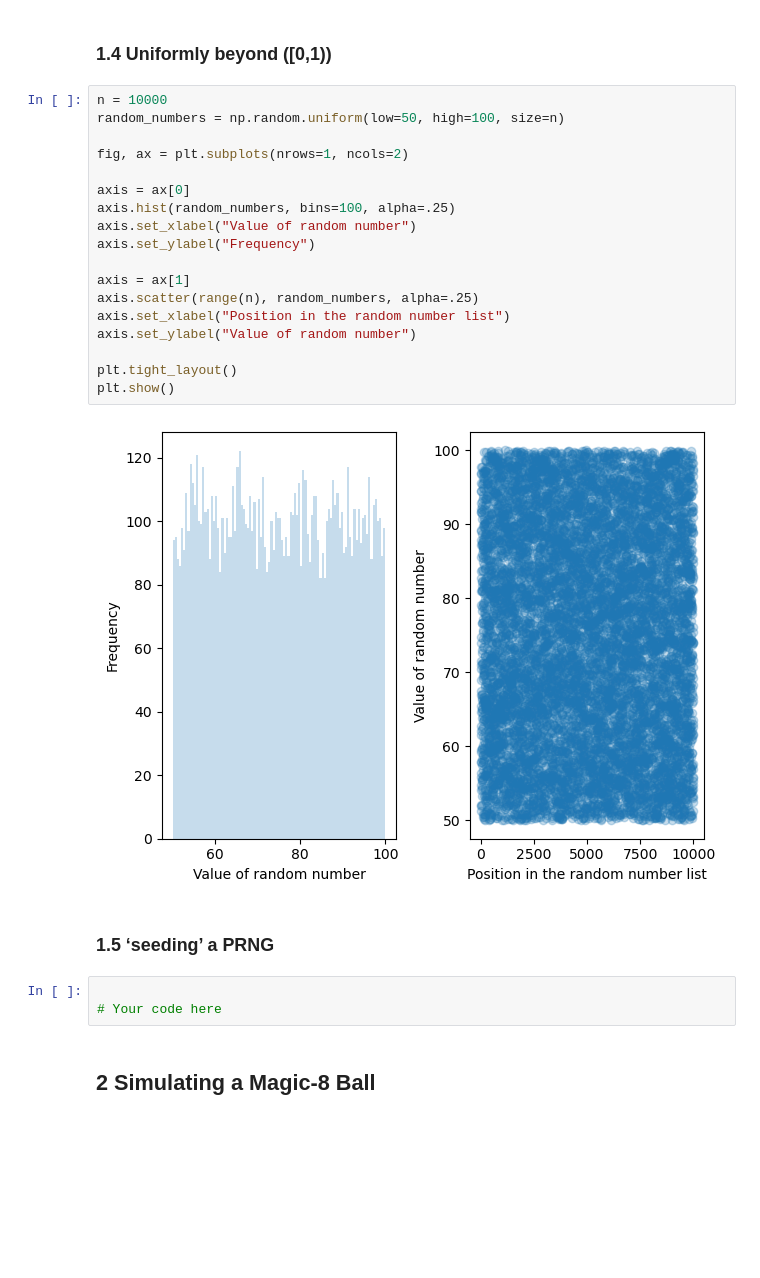
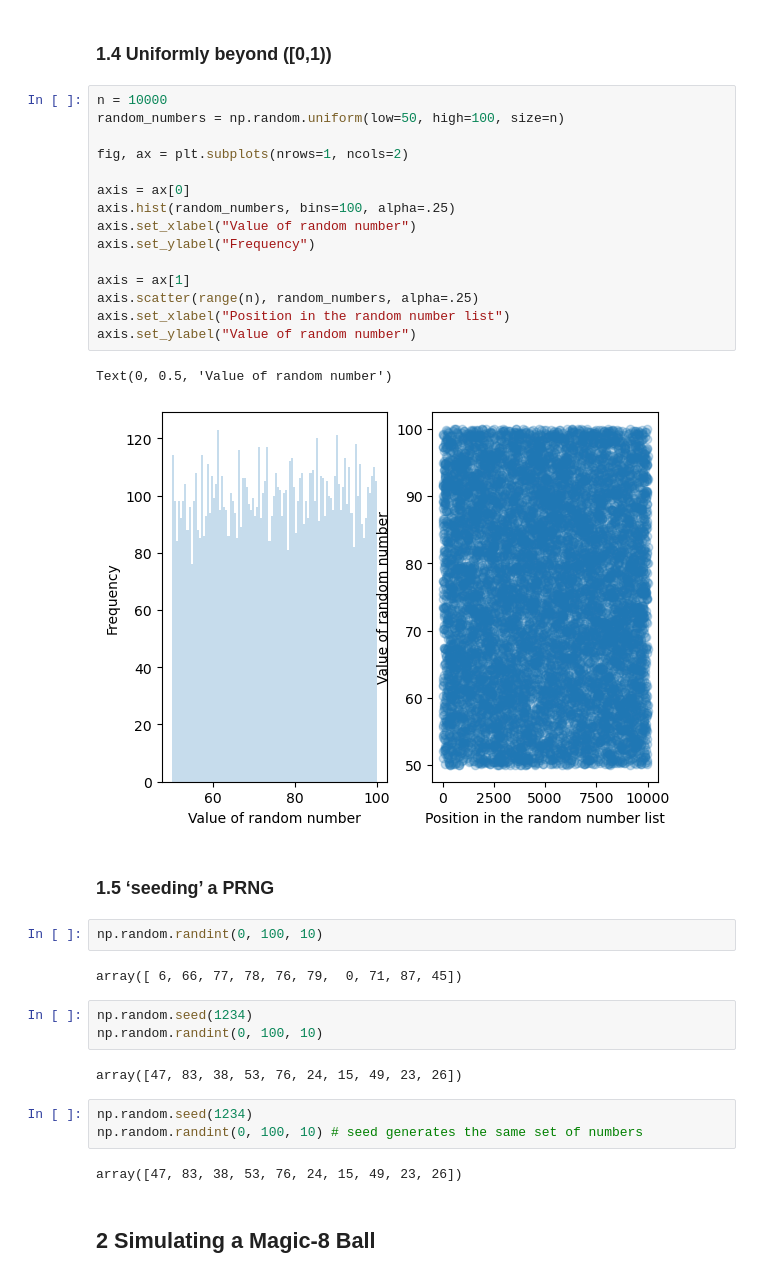
Before and after one commit to SPS-SP2273/learning-portfolio-enxinnn, a Jupyter notebook: random numbers/random_numbers_(need).ipynb, the cells around one changed output. Saved outputs shown, nothing was run; the diff lists cells and outputs as text; blank space fills up the shorter version.

```diff
--- a/random numbers/random_numbers_(need).ipynb
+++ b/random numbers/random_numbers_(need).ipynb
@@ -53,27 +53,36 @@ Text(0, 0.5, 'Value of random number')
 # %%
 n = 10000
 random_numbers = np.random.uniform(low=50, high=100, size=n)
 
 fig, ax = plt.subplots(nrows=1, ncols=2)
 
 axis = ax[0]
 axis.hist(random_numbers, bins=100, alpha=.25)
 axis.set_xlabel("Value of random number")
 axis.set_ylabel("Frequency")
 
 axis = ax[1]
 axis.scatter(range(n), random_numbers, alpha=.25)
 axis.set_xlabel("Position in the random number list")
 axis.set_ylabel("Value of random number")
-
-plt.tight_layout()
-plt.show()
 # %% [output]
+Text(0, 0.5, 'Value of random number')
-[figure, old version]
+[figure, new version]
 # %% [markdown]
 ### 1.5 ‘seeding’ a PRNG
 # %%
-
-# Your code here
+np.random.randint(0, 100, 10)
+# %% [output]
+array([ 6, 66, 77, 78, 76, 79,  0, 71, 87, 45])
+# %%
+np.random.seed(1234)
+np.random.randint(0, 100, 10)
+# %% [output]
+array([47, 83, 38, 53, 76, 24, 15, 49, 23, 26])
+# %%
+np.random.seed(1234)
+np.random.randint(0, 100, 10) # seed generates the same set of numbers
+# %% [output]
+array([47, 83, 38, 53, 76, 24, 15, 49, 23, 26])
 # %% [markdown]
 ## 2 Simulating a Magic-8 Ball
```
Also changed, not shown: parts of 16 cells of this notebook.
